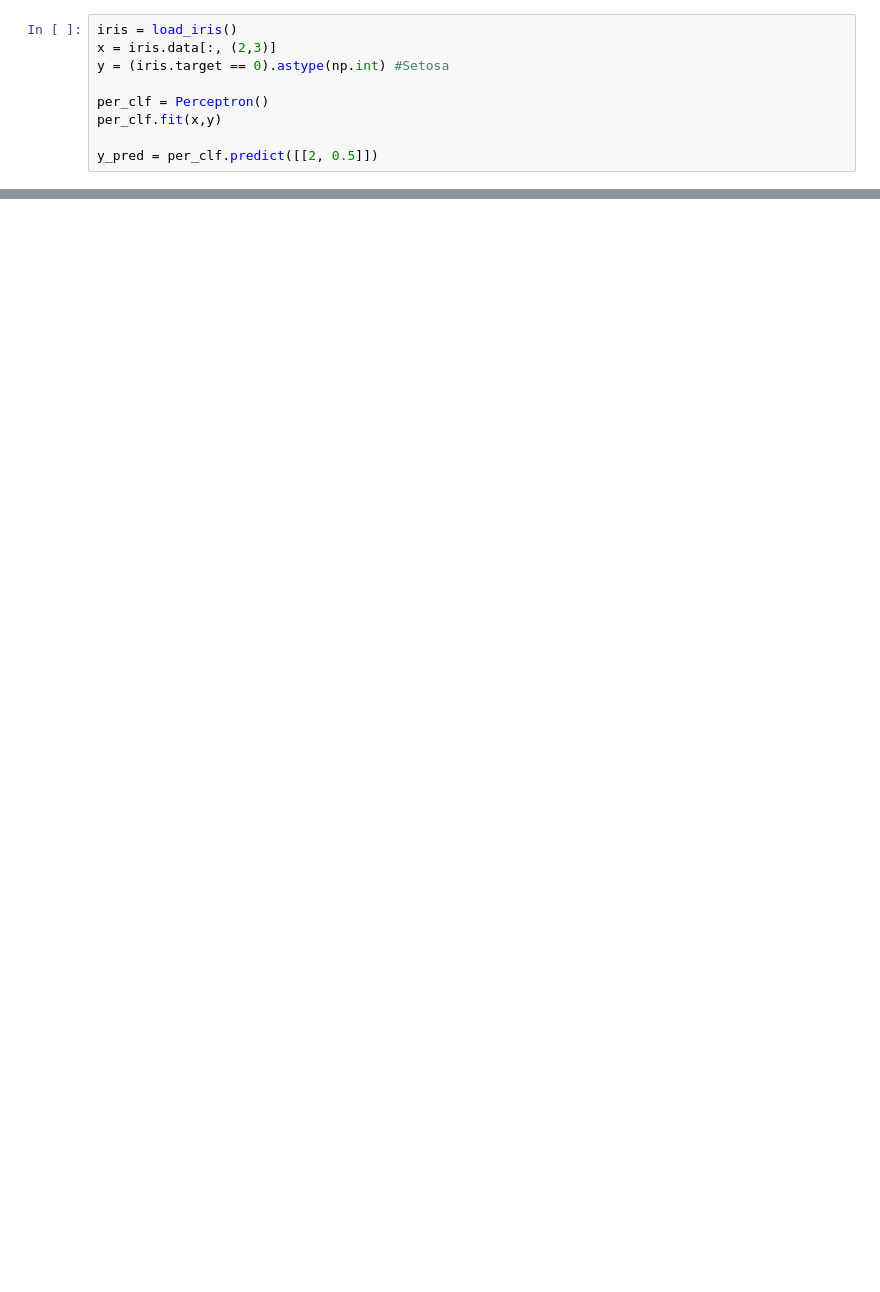
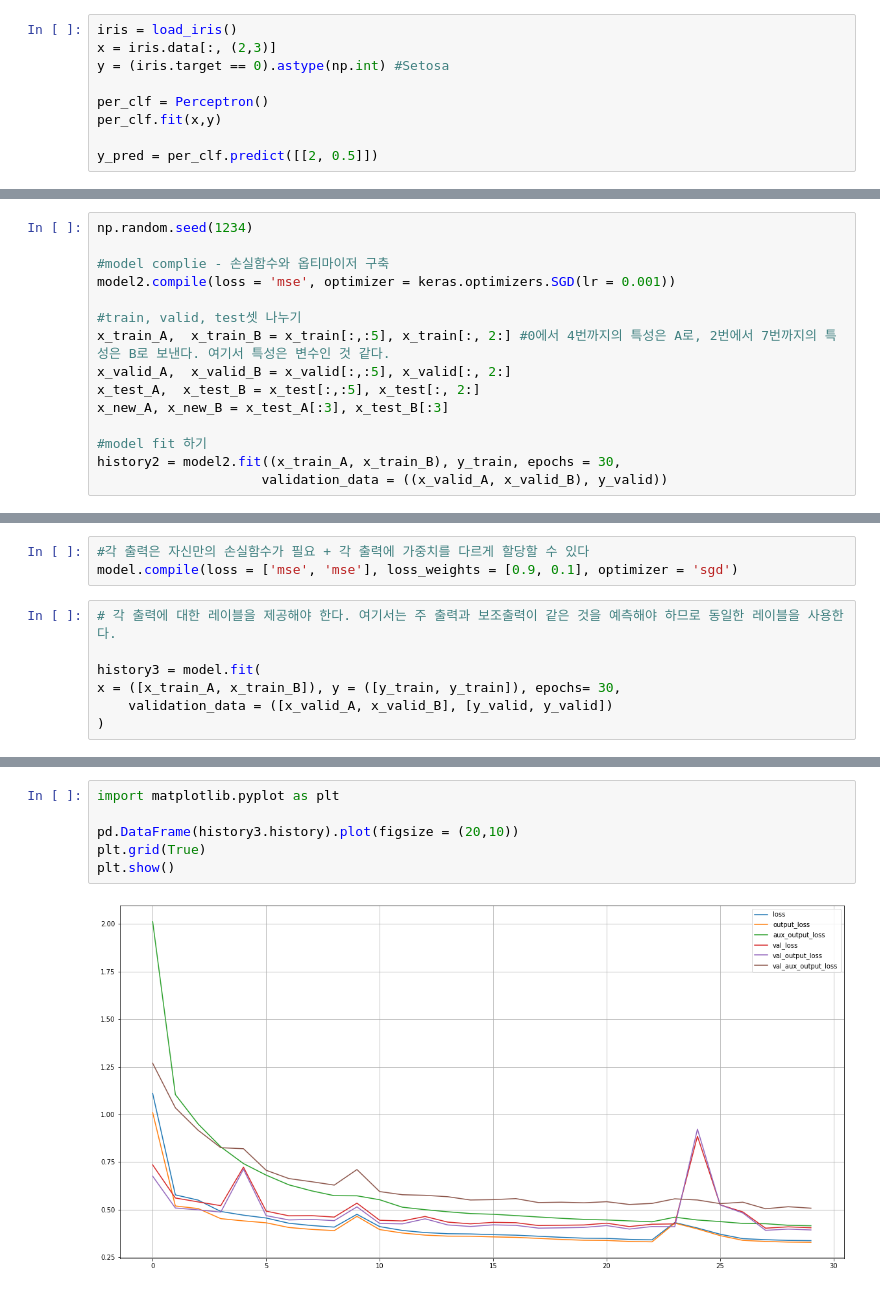
Before and after one commit to jeehoshin/deep_learning, a Jupyter notebook: basic_DNN.ipynb, the cells around one changed output, grey strips where cells are left out. Saved outputs shown, nothing was run; the diff lists cells and outputs as text; blank space fills up the shorter version.

```diff
--- a/basic_DNN.ipynb
+++ b/basic_DNN.ipynb
@@ -33,0 +431,15 @@ y_pred = per_clf.predict([[2, 0.5]])
+# %%
+np.random.seed(1234)
+
+#model complie - 손실함수와 옵티마이저 구축
+model2.compile(loss = 'mse', optimizer = keras.optimizers.SGD(lr = 0.001))
+
+#train, valid, test셋 나누기
+x_train_A,  x_train_B = x_train[:,:5], x_train[:, 2:] #0에서 4번까지의 특성은 A로, 2번에서 7번까지의 특성은 B로 보낸다. 여기서 특성은 변수인 것 같다.
+x_valid_A,  x_valid_B = x_valid[:,:5], x_valid[:, 2:]
+x_test_A,  x_test_B = x_test[:,:5], x_test[:, 2:]
+x_new_A, x_new_B = x_test_A[:3], x_test_B[:3]
+
+#model fit 하기
+history2 = model2.fit((x_train_A, x_train_B), y_train, epochs = 30,
+                     validation_data = ((x_valid_A, x_valid_B), y_valid))
@@ -33,0 +503,10 @@ y_pred = per_clf.predict([[2, 0.5]])
+# %%
+#각 출력은 자신만의 손실함수가 필요 + 각 출력에 가중치를 다르게 할당할 수 있다
+model.compile(loss = ['mse', 'mse'], loss_weights = [0.9, 0.1], optimizer = 'sgd')
+# %%
+# 각 출력에 대한 레이블을 제공해야 한다. 여기서는 주 출력과 보조출력이 같은 것을 예측해야 하므로 동일한 레이블을 사용한다.
+
+history3 = model.fit(
+x = ([x_train_A, x_train_B]), y = ([y_train, y_train]), epochs= 30,
+    validation_data = ([x_valid_A, x_valid_B], [y_valid, y_valid])
+)
@@ -33,0 +531,8 @@ y_pred = per_clf.predict([[2, 0.5]])
+# %%
+import matplotlib.pyplot as plt
+
+pd.DataFrame(history3.history).plot(figsize = (20,10))
+plt.grid(True)
+plt.show()
+# %% [output]
+[figure, added]
```
Also changed, not shown: parts of 91 cells of this notebook.
